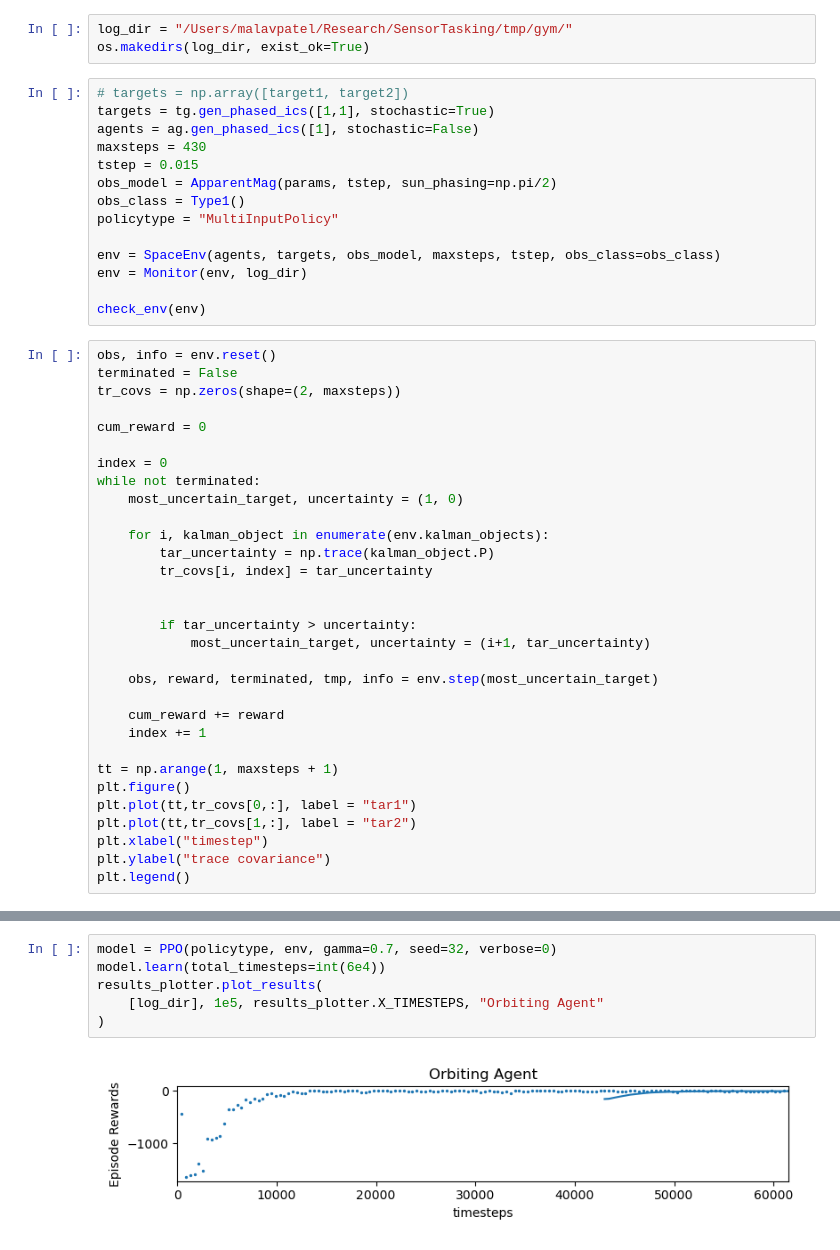
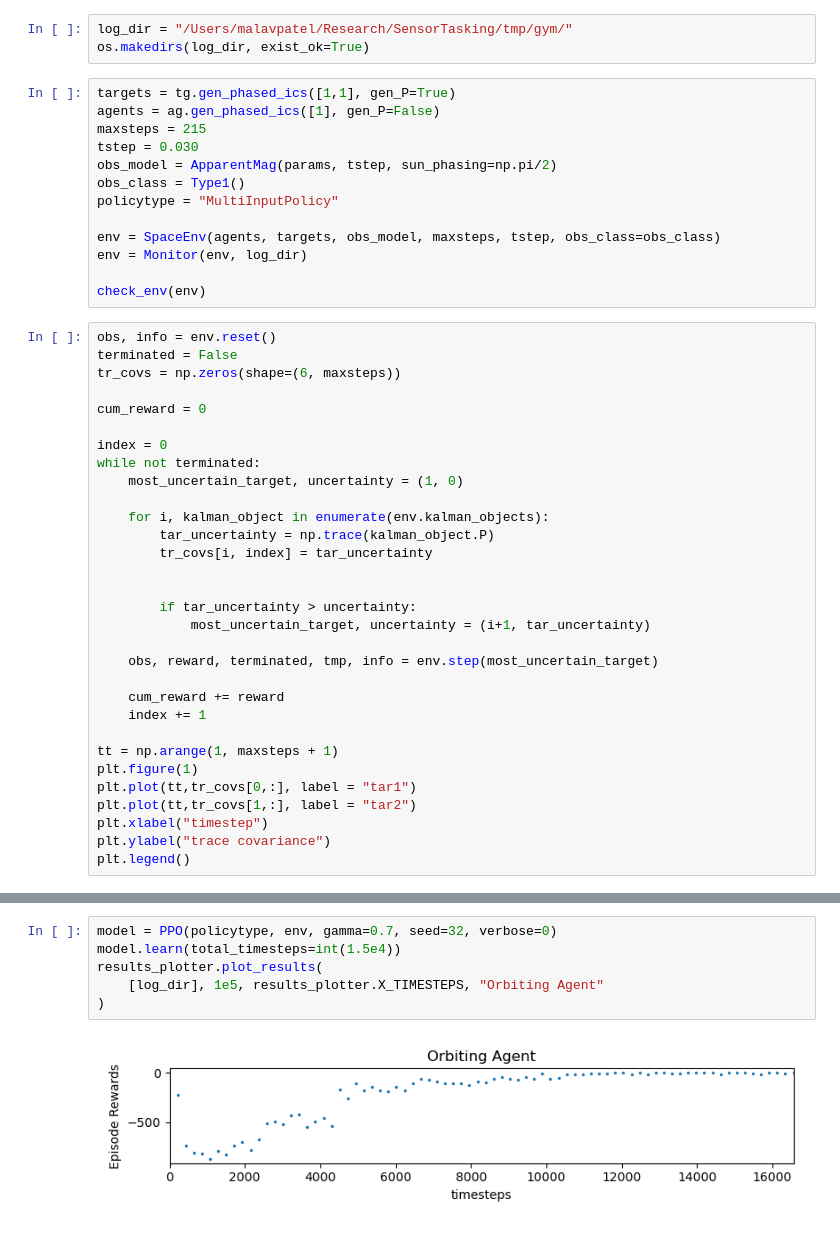
Before and after one commit to Malav-P/sensor_phase_task, a Jupyter notebook: example/apparent_mag_tasking.ipynb, the cells around one changed output, grey strips where cells are left out. Saved outputs shown, nothing was run; the diff lists cells and outputs as text.

Commit message:
changed timestep

```diff
--- a/example/apparent_mag_tasking.ipynb
+++ b/example/apparent_mag_tasking.ipynb
@@ -87,11 +87,10 @@ ag = TargetGenerator([x0_3], periods = [6.45])
 log_dir = "/Users/malavpatel/Research/SensorTasking/tmp/gym/"
 os.makedirs(log_dir, exist_ok=True)
 # %%
-# targets = np.array([target1, target2])
-targets = tg.gen_phased_ics([1,1], stochastic=True)
-agents = ag.gen_phased_ics([1], stochastic=False)
-maxsteps = 430
-tstep = 0.015
+targets = tg.gen_phased_ics([1,1], gen_P=True)
+agents = ag.gen_phased_ics([1], gen_P=False)
+maxsteps = 215
+tstep = 0.030
 obs_model = ApparentMag(params, tstep, sun_phasing=np.pi/2)
 obs_class = Type1()
 policytype = "MultiInputPolicy"
@@ -103,7 +102,7 @@ check_env(env)
 # %%
 obs, info = env.reset()
 terminated = False
-tr_covs = np.zeros(shape=(2, maxsteps))
+tr_covs = np.zeros(shape=(6, maxsteps))
 
 cum_reward = 0
 
@@ -125,7 +124,7 @@ while not terminated:
     index += 1
 
 tt = np.arange(1, maxsteps + 1)
-plt.figure()
+plt.figure(1)
 plt.plot(tt,tr_covs[0,:], label = "tar1")
 plt.plot(tt,tr_covs[1,:], label = "tar2")
 plt.xlabel("timestep")
@@ -137,9 +136,9 @@ plt.legend()
 # %%
 model = PPO(policytype, env, gamma=0.7, seed=32, verbose=0)
-model.learn(total_timesteps=int(6e4))
+model.learn(total_timesteps=int(1.5e4))
 results_plotter.plot_results(
     [log_dir], 1e5, results_plotter.X_TIMESTEPS, "Orbiting Agent"
 )
 # %% [output]
-[figure, old version]
+[figure, new version]
 # %%
```
Also changed, not shown: parts of 7 cells of this notebook, 3 other files.
